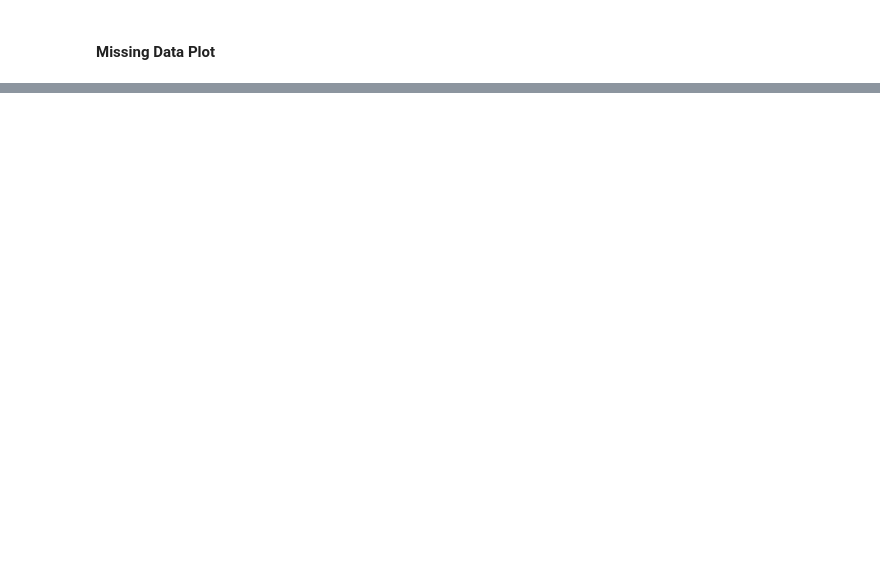
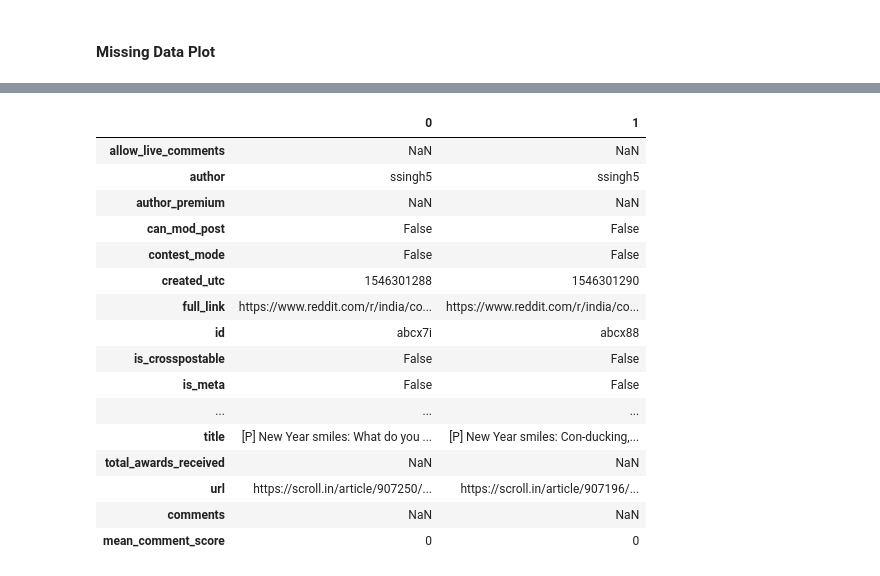
Before and after one commit to macabdul9/reddit-flait-detector, a Jupyter notebook: notebooks/reddit_flair_data_acquisation_June_2019.ipynb, the cells around one changed output, grey strips where cells are left out. Cells and saved outputs as stored; diff of their text form; code cells hidden in the pictures; blank space fills up the shorter version.

```diff
--- a/notebooks/reddit_flair_data_acquisation_June_2019.ipynb
+++ b/notebooks/reddit_flair_data_acquisation_June_2019.ipynb
@@ -283,0 +331,20 @@ msno.dendrogram(df)
+# %%
+df.head(2).T
+# %% [output]
+|  | 0 | 1 |
+| allow_live_comments | NaN | NaN |
+| author | ssingh5 | ssingh5 |
+| author_premium | NaN | NaN |
+| can_mod_post | False | False |
+| contest_mode | False | False |
+| created_utc | 1546301288 | 1546301290 |
+| full_link | https://www.reddit.com/r/india/co... | https://www.reddit.com/r/india/co... |
+| id | abcx7i | abcx88 |
+| is_crosspostable | False | False |
+| is_meta | False | False |
+| ... | ... | ... |
+| title | [P] New Year smiles: What do you ... | [P] New Year smiles: Con-ducking,... |
+| total_awards_received | NaN | NaN |
+| url | https://scroll.in/article/907250/... | https://scroll.in/article/907196/... |
+| comments | NaN | NaN |
+| mean_comment_score | 0 | 0 |
```
Also changed, not shown: parts of 21 cells of this notebook.
